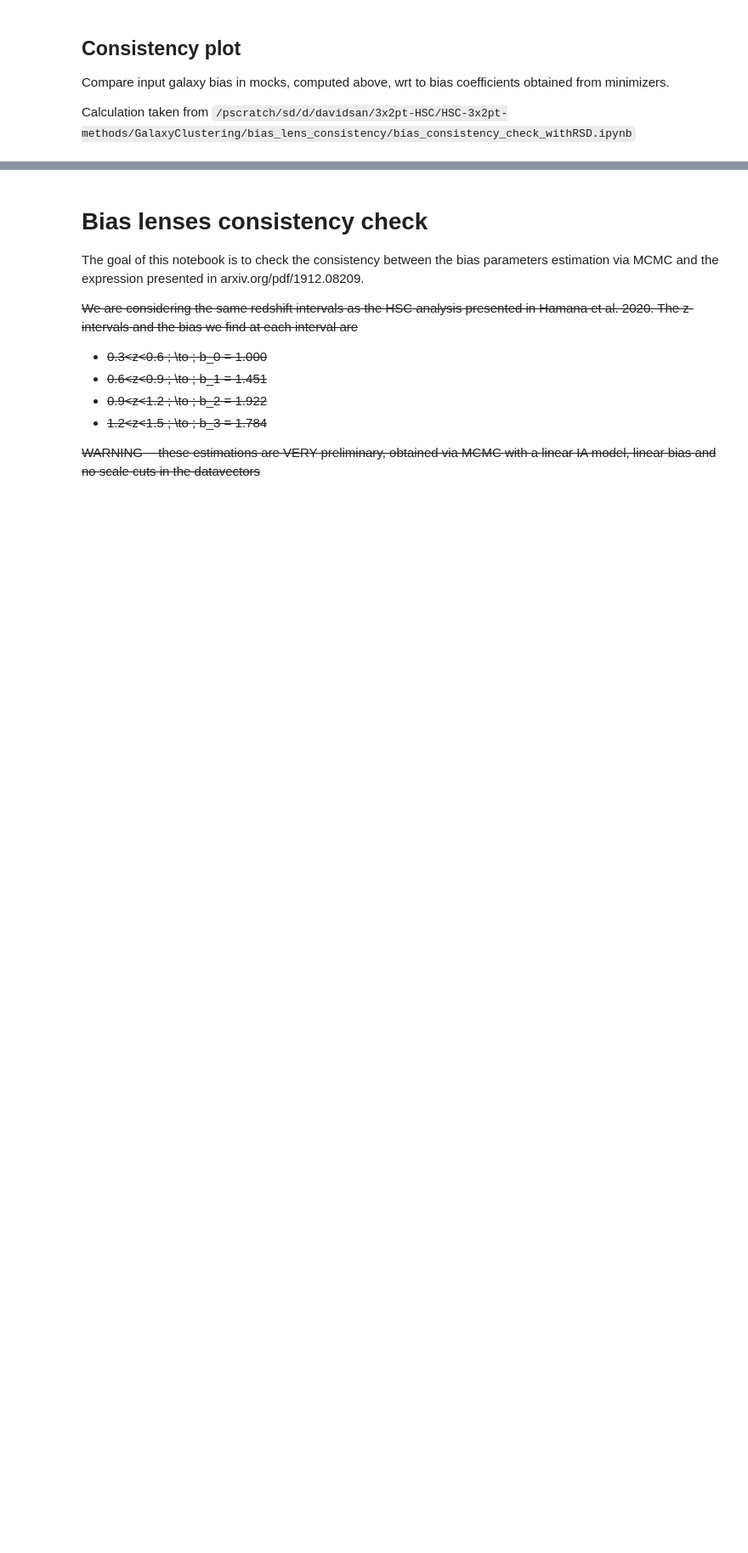
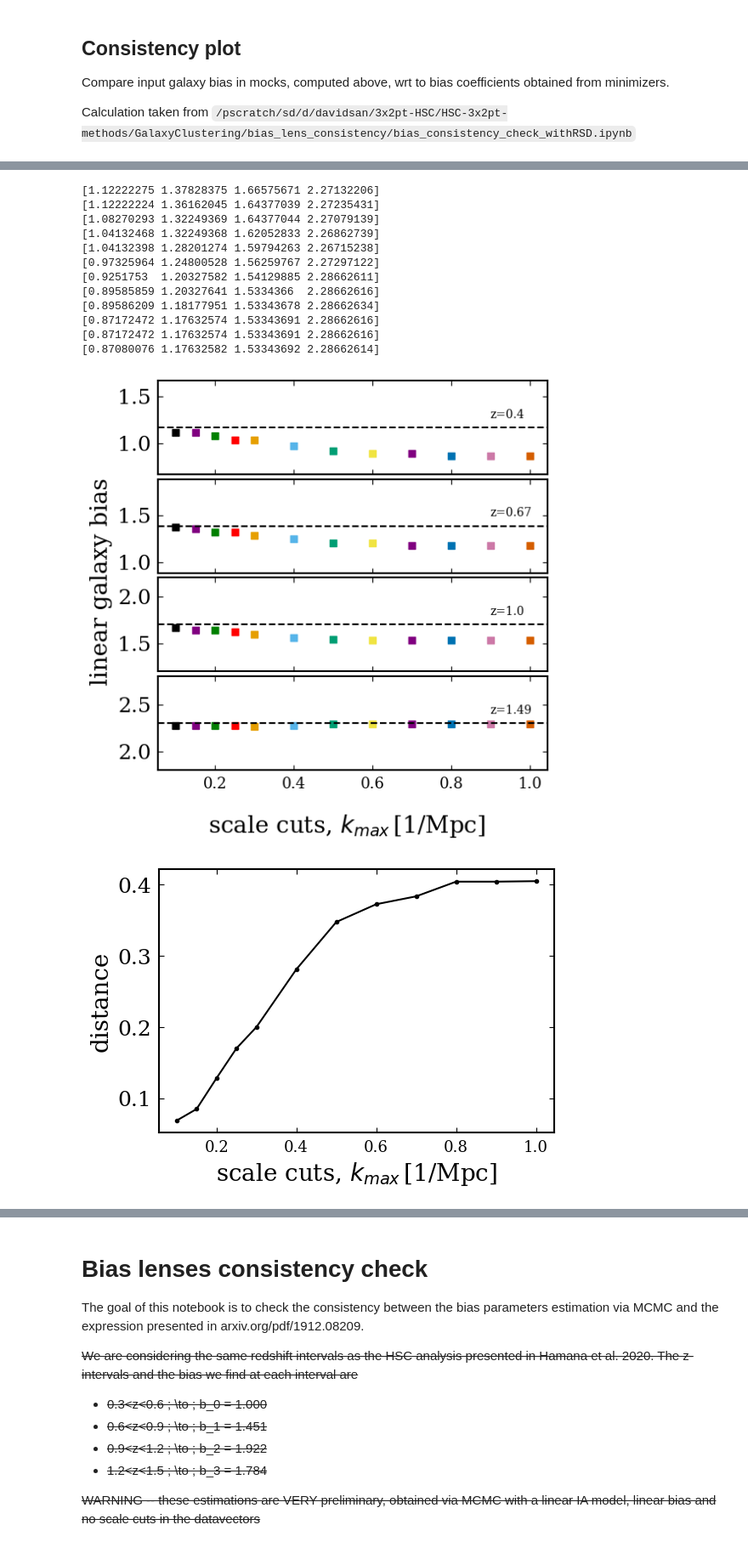
Before and after one commit to davsan06/HSC-PDR1-3x2pt-harmonic-methods, a Jupyter notebook: analysis/NBGalaxyClusteringScaleCuts.ipynb, the cells around one changed output, grey strips where cells are left out. Shown at 85% size. Drawn from its saved outputs; the diff is of its cells as text; code cells hidden in the pictures; blank space fills up the shorter version.

```diff
--- a/analysis/NBGalaxyClusteringScaleCuts.ipynb
+++ b/analysis/NBGalaxyClusteringScaleCuts.ipynb
@@ -1147,0 +974,69 @@ plt.show()
+# %%
+# Initialize an empty matplolib figure with 1 column and 4 rows with a shared x-axis, not sharing y-axis, small vertical space between subplots, height ratio of 1:1:1:1 and a figure size of 10x10
+fig, axs = plt.subplots(4, 1, sharex=True, sharey=False, figsize=(6,6), gridspec_kw={'hspace': 0.05, 'height_ratios': [1, 1, 1, 1]})
+
+# "Linear galaxy bias" is the common y label
+fig.text(-0.01, 0.5, 'linear galaxy bias', va='center', rotation='vertical', fontsize=20)
+# "Scale cuts, $k_{max}\,$[1/Mpc]" is the common x label
+fig.text(0.5, 0.0, 'scale cuts, $k_{max}\,$[1/Mpc]', ha='center', fontsize=20)
+
+kmax_array = np.array([0.1, 0.15, 0.2, 0.25, 0.3, 0.4, 0.5, 0.6, 0.7, 0.8, 0.9, 1.0])
+
+# Initialize an empty array to save the distance between the theoretical linear galaxy bias and the one obtained with the minimizer
+dist_array = np.array([])
+
+cind = 0
+for k_max in kmax_array:
+    bias = scale_cut_bias_dict[k_max]
+    print(bias)
+    # Define a distance between theoretical values and the ones obtained with the minimizer
+    dist = np.sqrt(sum(el*el for el in np.array(bias) - np.array(gal_lbias)))
+    # Append the distance to the empty array
+    dist_array = np.append(dist_array, dist)
+
+    for i in np.arange(4):
+        if i == 0:
+            axs[i].scatter(k_max, bias[i], color=colors[cind], marker='s', label=f'k = {k_max} [1/Mpc]')
+        else:
+            axs[i].scatter(k_max, bias[i], color=colors[cind], marker='s')
+
+    cind += 1
+
+# For each panel, plot the theoretical value of the linear galaxy bias as a horizontal line
+for i in np.arange(4):
+    axs[i].axhline(gal_lbias[i], xmin=0.0, xmax=1.1, ls='--', color='k')
+    # Set the effective redshift as text in each panel on the top right corner
+    axs[i].text(0.90, gal_lbias[i]+0.1, f'z={np.round(zeff[i],2)}',fontsize=10)
+
+    # Set y limits on each panel so that the theoretical value of the linear galaxy bias is always centered
+    axs[i].set_ylim([gal_lbias[i]-0.5, gal_lbias[i]+0.5])
+
+plt.show()
+plt.close()
+
+# Initialize a rectangle matplotlib figure
+fig = plt.figure(figsize=(6,4))
+
+# for each k_max, plot the distance between the theoretical linear galaxy bias and the one obtained with the minimizer
+plt.plot(kmax_array, dist_array, color='k', marker='o', markersize=3.0)
+# xlabel
+plt.xlabel('scale cuts, $k_{max}\,$[1/Mpc]', fontsize=20)
+# ylabel
+plt.ylabel('distance', fontsize=20)
+plt.show()
+plt.close()
+# %% [output]
+[1.12222275 1.37828375 1.66575671 2.27132206]
+[1.12222224 1.36162045 1.64377039 2.27235431]
+[1.08270293 1.32249369 1.64377044 2.27079139]
+[1.04132468 1.32249368 1.62052833 2.26862739]
+[1.04132398 1.28201274 1.59794263 2.26715238]
+[0.97325964 1.24800528 1.56259767 2.27297122]
+[0.9251753  1.20327582 1.54129885 2.28662611]
+[0.89585859 1.20327641 1.5334366  2.28662616]
+[0.89586209 1.18177951 1.53343678 2.28662634]
+[0.87172472 1.17632574 1.53343691 2.28662616]
+[0.87172472 1.17632574 1.53343691 2.28662616]
+[0.87080076 1.17632582 1.53343692 2.28662614]
+[figure, added]
+[figure, added]
```
Also changed, not shown: parts of 20 cells of this notebook.
